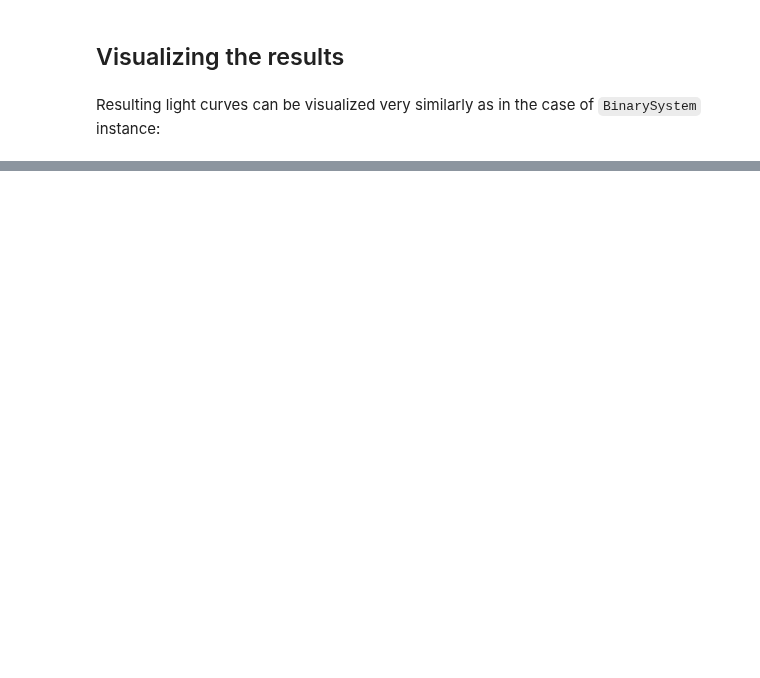
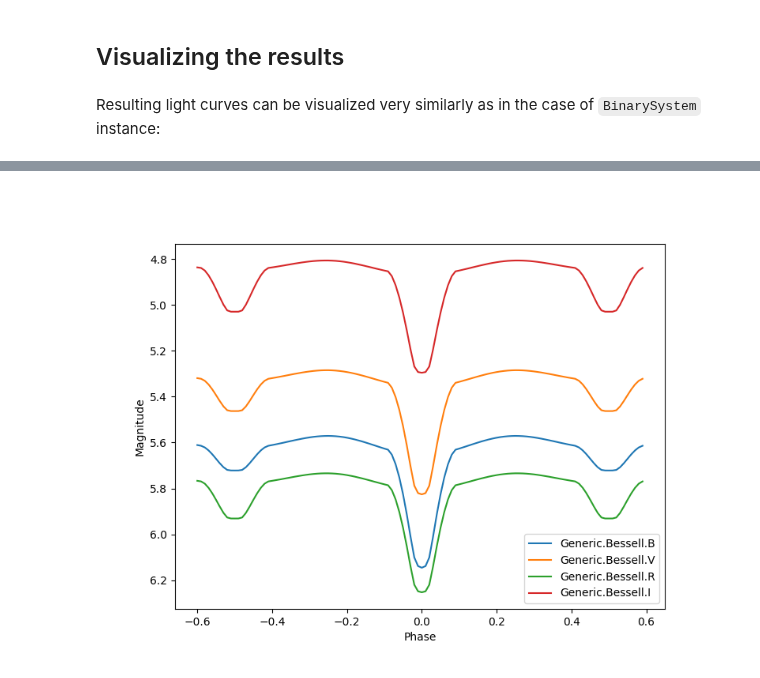
Before and after one commit to mikecokina/elisa, a Jupyter notebook: jupyter_tutorials/demo06-light_curves.ipynb, the cells around one changed output, grey strips where cells are left out. Saved outputs shown, nothing was run; the diff lists cells and outputs as text; code cells hidden in the pictures; blank space fills up the shorter version.

Commit message:
jupyter notebook and changelog update

```diff
--- a/jupyter_tutorials/demo06-light_curves.ipynb
+++ b/jupyter_tutorials/demo06-light_curves.ipynb
@@ -7,7 +7,8 @@ This demo will finally provide a quick guide trough a process of generating a li
 # %% [markdown]
 Initially, we will define a binary model as usual:
 # %%
-%matplotlib notebook
+# %matplotlib notebook
+%matplotlib widget
 from astropy import units as u
 
 from elisa import BinarySystem
@@ -45,6 +46,7 @@ bs = BinarySystem(
     period=2.5 * u.d,
     eccentricity=0.0,
     inclination=85 * u.deg,
+    distance=155*u.pc,
     primary_minimum_time=2440000.0 * u.d,
     phase_shift=0.0,
 )
@@ -136,0 +155,4 @@ o.plot.phase_curve(phases=phases, fluxes=fluxes)
+# %%
+o.plot.phase_curve()
+# %% [output]
+[figure, added]
```
Also changed, not shown: parts of 9 cells of this notebook, 2 other files.
